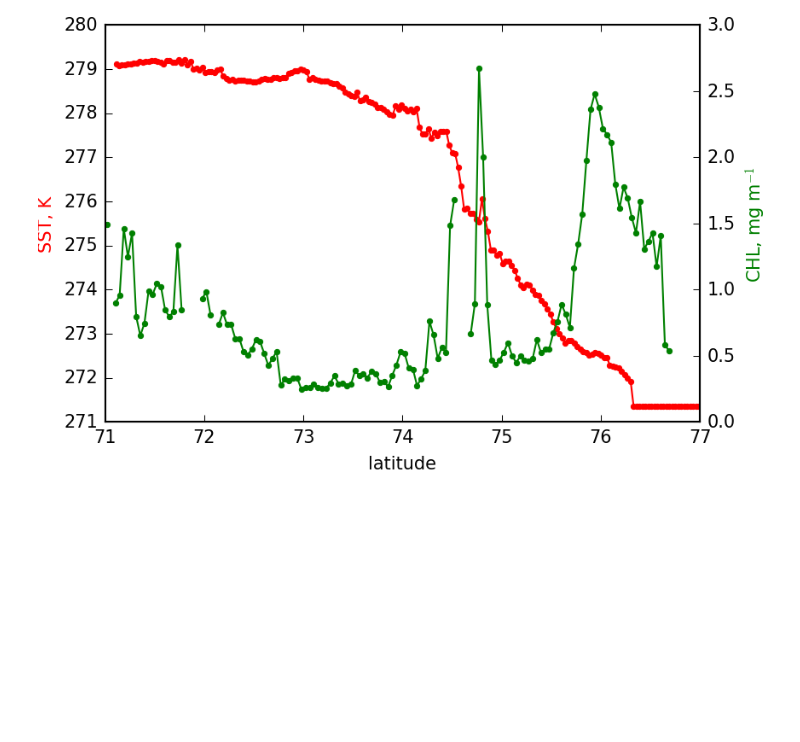
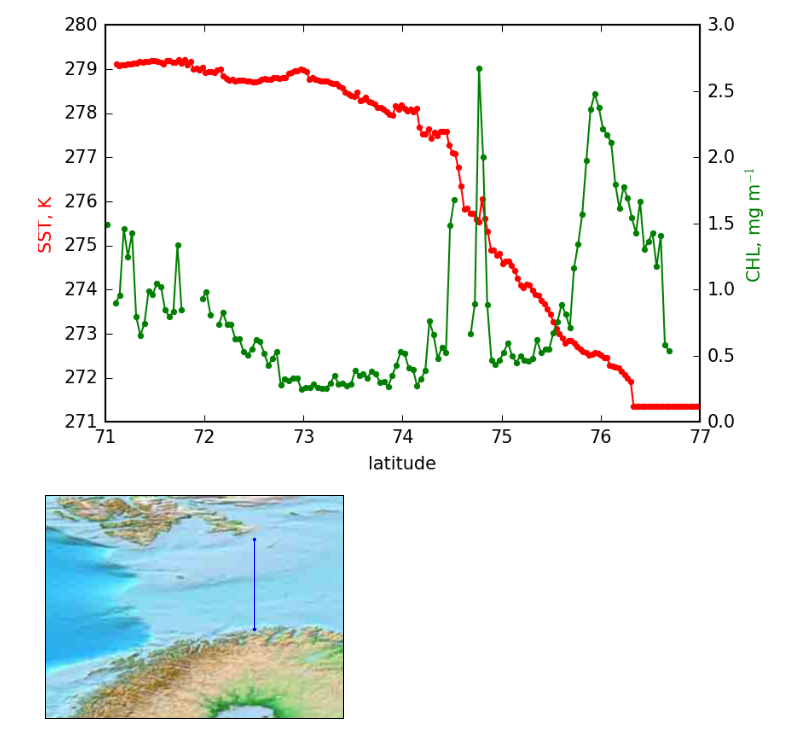
Before and after one commit to nansencenter/nansat-lectures, a Jupyter notebook: notebooks/examples/nansat-paper/example2.ipynb, the cells around one changed output. Drawn from its saved outputs; the diff is of its cells as text; code cells hidden in the pictures; blank space fills up the shorter version.

```diff
--- a/notebooks/examples/nansat-paper/example2.ipynb
+++ b/notebooks/examples/nansat-paper/example2.ipynb
@@ -34,0 +37,14 @@ Image(filename='chl_vs_sst.png')
+# %%
+from mpl_toolkits.basemap import Basemap
+import numpy as np
+import matplotlib.pyplot as plt
+
+# setup Basemap
+m = Basemap(projection='cyl',resolution='l',
+            llcrnrlon=10.,llcrnrlat=65,
+            urcrnrlon=30.,urcrnrlat=80.)
+m.etopo()
+m.plot([24,24],[71,77], '.-')
+plt.savefig('basemap_transect.png', dpi=300, bbox_inches='tight')
+# %% [output]
+[figure, added]
```
Also changed, not shown: parts of 1 cell of this notebook, 1 other file.
